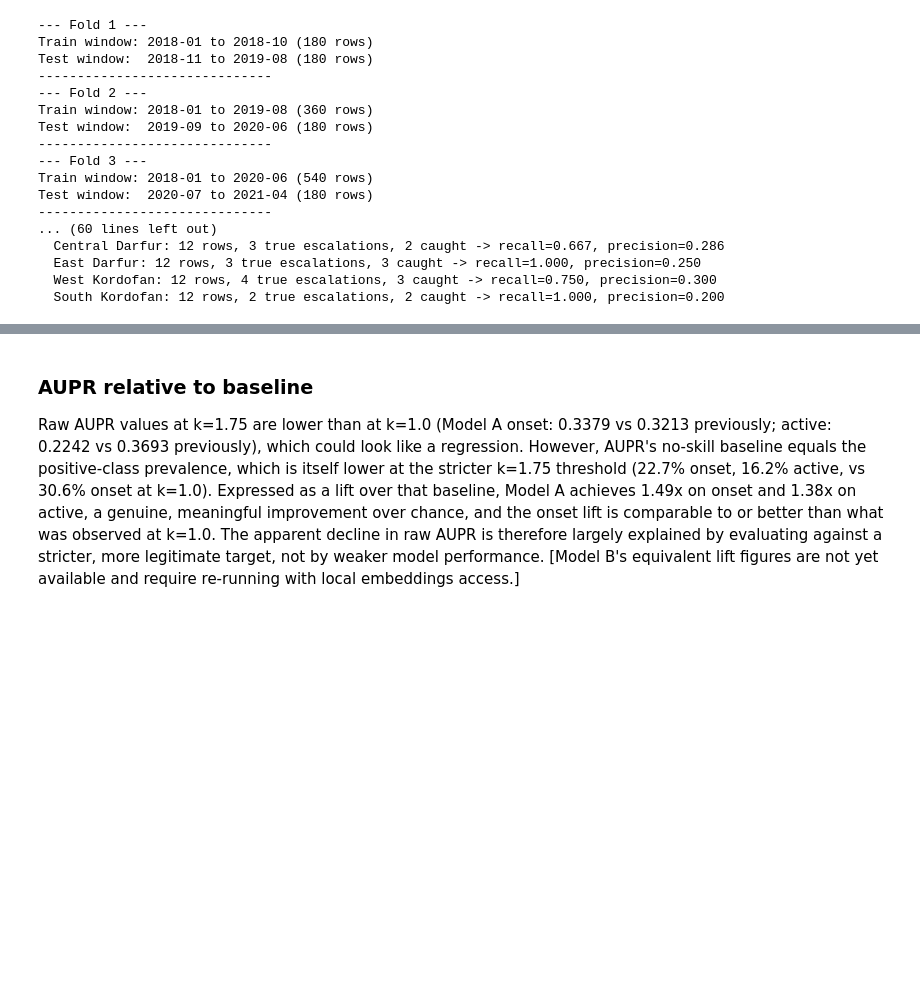
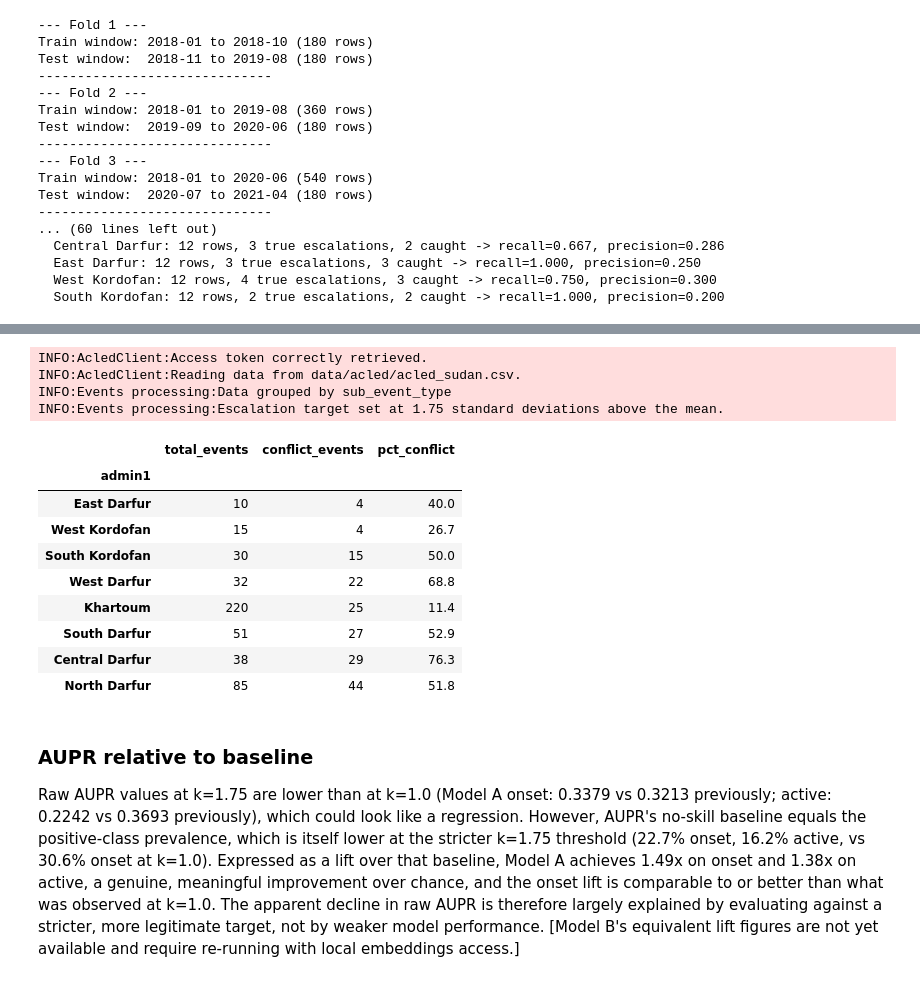
Before and after one commit to eviejones/msc-final-project, a Jupyter notebook: model/run_best_models.ipynb, the cells around one changed output, grey strips where cells are left out. Cells and saved outputs as stored; diff of their text form; code cells hidden in the pictures; blank space fills up the shorter version.

Commit message:
fix: testing  number of non-conflicts

```diff
--- a/model/run_best_models.ipynb
+++ b/model/run_best_models.ipynb
@@ -324,3 +338,36 @@ Test window:  2020-07 to 2021-04 (180 rows)
+# %%
+_, _, raw_df = acled.get_clean_data(k=1.75, event_col="sub_event_type")
+
+if not isinstance(raw_df["year_month"].dtype, pd.PeriodDtype):
+    raw_df["year_month"] = pd.to_datetime(raw_df["year_month"]).dt.to_period("M")
+
+pre_war = raw_df[(raw_df["year_month"] >= "2023-01") & (raw_df["year_month"] <= "2023-03")]
+
+key_regions = ["Khartoum", "North Darfur", "South Darfur", "West Darfur",
+               "Central Darfur", "East Darfur", "West Kordofan", "South Kordofan"]
+
+summary = (
+    pre_war[pre_war["admin1"].isin(key_regions)]
+    .groupby("admin1")
+    .agg(total_events=("conflict", "size"), conflict_events=("conflict", "sum"))
+)
+summary["pct_conflict"] = (summary["conflict_events"] / summary["total_events"] * 100).round(1)
+summary.sort_values("conflict_events")
+# %% [output]
+INFO:AcledClient:Access token correctly retrieved.
+INFO:AcledClient:Reading data from data/acled/acled_sudan.csv.
+INFO:Events processing:Data grouped by sub_event_type
+INFO:Events processing:Escalation target set at 1.75 standard deviations above the mean.
+|  | total_events | conflict_events | pct_conflict |
+| admin1 |  |  |  |
+| East Darfur | 10 | 4 | 40.0 |
+| West Kordofan | 15 | 4 | 26.7 |
+| South Kordofan | 30 | 15 | 50.0 |
+| West Darfur | 32 | 22 | 68.8 |
+| Khartoum | 220 | 25 | 11.4 |
+| South Darfur | 51 | 27 | 52.9 |
+| Central Darfur | 38 | 29 | 76.3 |
+| North Darfur | 85 | 44 | 51.8 |
 # %%
 from utils.constants import ACTIVE_START_DATE, ACTIVE_END_DATE
 import pandas as pd
```
Also changed, not shown: parts of 2 cells of this notebook, 2 other files.
